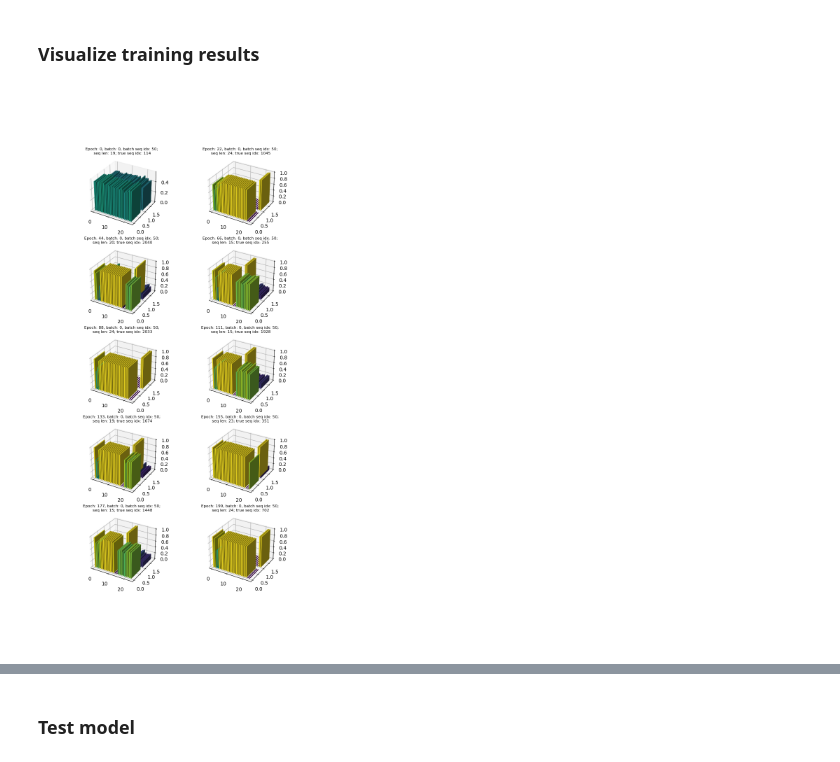
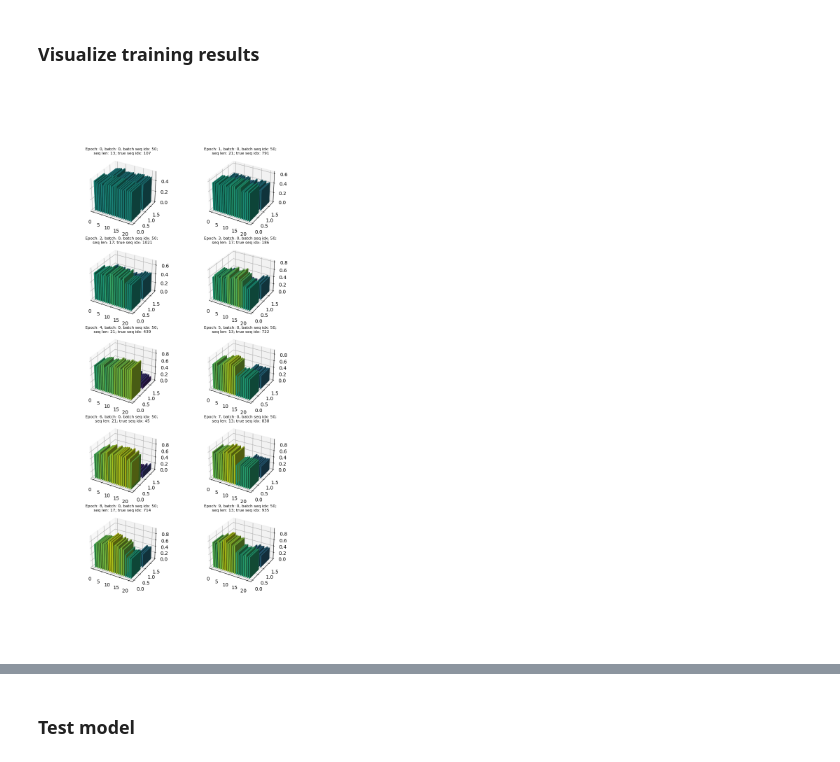
Before and after one commit to jonathan-chien/counting-rnn, a Jupyter notebook: notebooks/beta_00.ipynb, the cells around one changed output, grey strips where cells are left out. Cells and saved outputs as stored; diff of their text form; code cells hidden in the pictures.

```diff
--- a/notebooks/beta_00.ipynb
+++ b/notebooks/beta_00.ipynb
@@ -71,7 +71,7 @@ params.update({
 # Create SeqLengths object.
 seq_lengths = SeqLengths(
     (torch.tensor([5, 7, 9]), data_utils.uniform_pmf(3), 'pos'),
-    (torch.tensor([2, 3]), data_utils.uniform_pmf(2), 'neg')
+    (torch.tensor([0]), data_utils.uniform_pmf(1), 'neg')
 )
 
 # Create Hypercube object.
@@ -126,7 +126,7 @@ params.update({
 
 # Finish setting parameters.
 params['data']['train'].update({
-    'num_seq' : 2048,
+    'num_seq' : 1024,
     'len_distr' : seq_lengths.lengths,
     'elem_distr' : hypercube.vertices,
     'seq_order' : 'permute',
@@ -431,7 +431,7 @@ params.update({
             'criterion' : lambda x : torch.mean(torch.diff(x, n=1))
         },
         # 'early_stopping_params' : None,
-        'num_epochs' : 200,
+        'num_epochs' : 10,
         'device' : local_device,
         'pack' : True,
     }
@@ -461,34 +464,34 @@ Mean batch accuracy for epoch 23: 0.88525390625.
 # %%
 # Track model outputs during training.
 num_seqs_to_plot = 10
-epoch_ind = torch.round(torch.linspace(0, params['train']['num_epochs']-1, num_seqs_to_plot)).to(torch.int64)
+epoch_ind = torch.round(torch.linspace(0, len(training['logits'])-1, num_seqs_to_plot)).to(torch.int64)
 batch_idx = 0
 batch_seq_idx = 50
 
 fig_2, axs_2 = plt.subplots(
     (num_seqs_to_plot+1)//2, 2, subplot_kw={'projection' : '3d'}, figsize=(8, 16)
 )
 axs_2 = np.atleast_2d(axs_2)
 
 for i_subplot, i_epoch in enumerate(epoch_ind):
     # Additional info.
     seq_len = training['lengths'][i_epoch][batch_idx][batch_seq_idx]
     true_seq_idx = training['seq_ind'][i_epoch][batch_idx][batch_seq_idx]
 
     i_row, i_col = divmod(i_subplot, 2)
 
     _, axs_2[i_row, i_col] = plot_utils.plot_softmax(
         training['logits'][i_epoch][batch_idx][batch_seq_idx, :, :],
         ax=axs_2[i_row, i_col]
     )
 
     axs_2[i_row, i_col].set_title(
         f"Epoch: {i_epoch}, batch: {batch_idx}, batch seq idx: {batch_seq_idx}; "
         f"\nseq len: {seq_len}; true seq idx: {true_seq_idx}",
         fontsize=8,
         pad=0.1
     )
 # %% [output]
-[figure, old version]
+[figure, new version]
 # %%
 # Here, looking at sequences during training.
```
Also changed, not shown: parts of 15 cells of this notebook.
